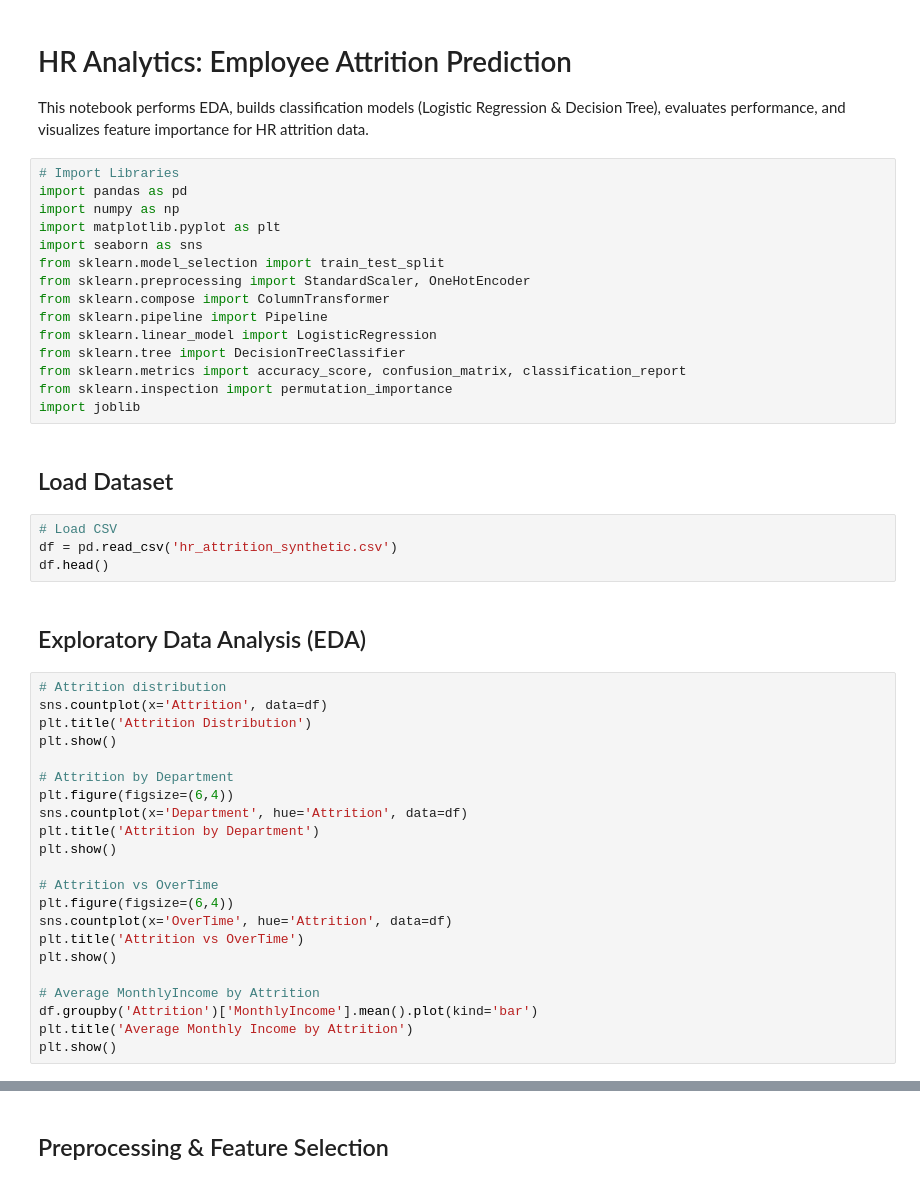
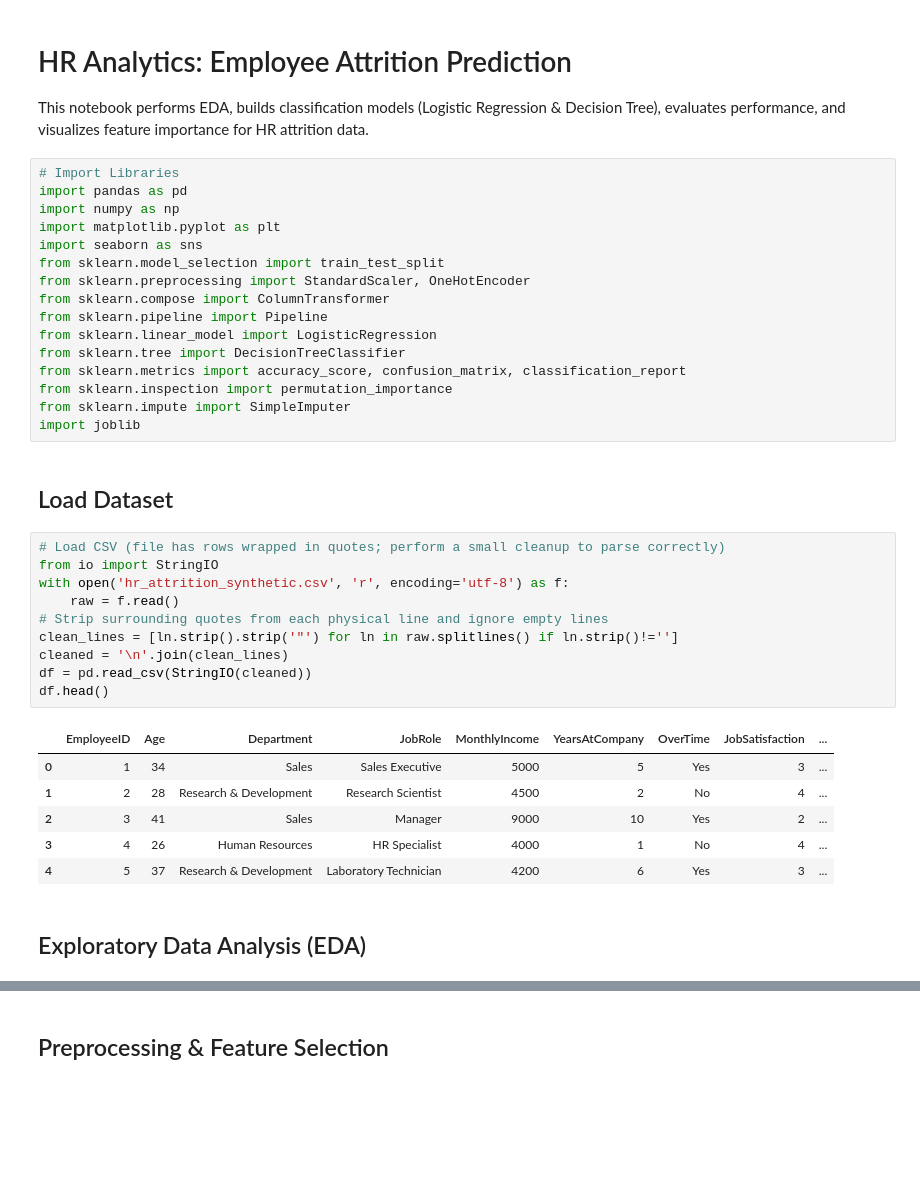
Before and after one commit to Iqra403/taskk, a Jupyter notebook: HR_Attrition_Project.ipynb, the cells around one changed output, grey strips where cells are left out. Saved outputs shown, nothing was run; the diff lists cells and outputs as text; blank space fills up the shorter version.

```diff
--- a/HR_Attrition_Project.ipynb
+++ b/HR_Attrition_Project.ipynb
@@ -16,34 +16,26 @@ from sklearn.linear_model import LogisticRegression
 from sklearn.tree import DecisionTreeClassifier
 from sklearn.metrics import accuracy_score, confusion_matrix, classification_report
 from sklearn.inspection import permutation_importance
+from sklearn.impute import SimpleImputer
 import joblib
 # %% [markdown]
 ## Load Dataset
-# %%
-# Load CSV
-df = pd.read_csv('hr_attrition_synthetic.csv')
-df.head()
+# %%
+# Load CSV (file has rows wrapped in quotes; perform a small cleanup to parse correctly)
+from io import StringIO
+with open('hr_attrition_synthetic.csv', 'r', encoding='utf-8') as f:
+    raw = f.read()
+# Strip surrounding quotes from each physical line and ignore empty lines
+clean_lines = [ln.strip().strip('"') for ln in raw.splitlines() if ln.strip()!='']
+cleaned = '\n'.join(clean_lines)
+df = pd.read_csv(StringIO(cleaned))
+df.head()
+# %% [output]
+|  | EmployeeID | Age | Department | JobRole | MonthlyIncome | YearsAtCompany | OverTime | JobSatisfaction | ... |
+| 0 | 1 | 34 | Sales | Sales Executive | 5000 | 5 | Yes | 3 | ... |
+| 1 | 2 | 28 | Research & Development | Research Scientist | 4500 | 2 | No | 4 | ... |
+| 2 | 3 | 41 | Sales | Manager | 9000 | 10 | Yes | 2 | ... |
+| 3 | 4 | 26 | Human Resources | HR Specialist | 4000 | 1 | No | 4 | ... |
+| 4 | 5 | 37 | Research & Development | Laboratory Technician | 4200 | 6 | Yes | 3 | ... |
 # %% [markdown]
 ## Exploratory Data Analysis (EDA)
-# %%
-# Attrition distribution
-sns.countplot(x='Attrition', data=df)
-plt.title('Attrition Distribution')
-plt.show()
-
-# Attrition by Department
-plt.figure(figsize=(6,4))
-sns.countplot(x='Department', hue='Attrition', data=df)
-plt.title('Attrition by Department')
-plt.show()
-
-# Attrition vs OverTime
-plt.figure(figsize=(6,4))
-sns.countplot(x='OverTime', hue='Attrition', data=df)
-plt.title('Attrition vs OverTime')
-plt.show()
-
-# Average MonthlyIncome by Attrition
-df.groupby('Attrition')['MonthlyIncome'].mean().plot(kind='bar')
-plt.title('Average Monthly Income by Attrition')
-plt.show()
```
Also changed, not shown: parts of 5 cells of this notebook, 4 other files.
